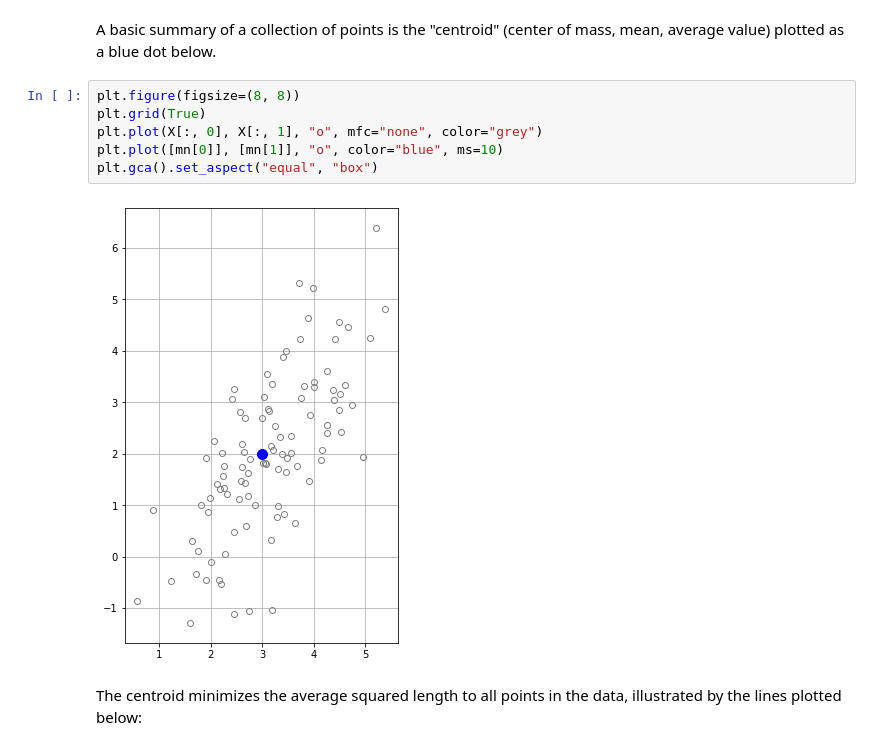
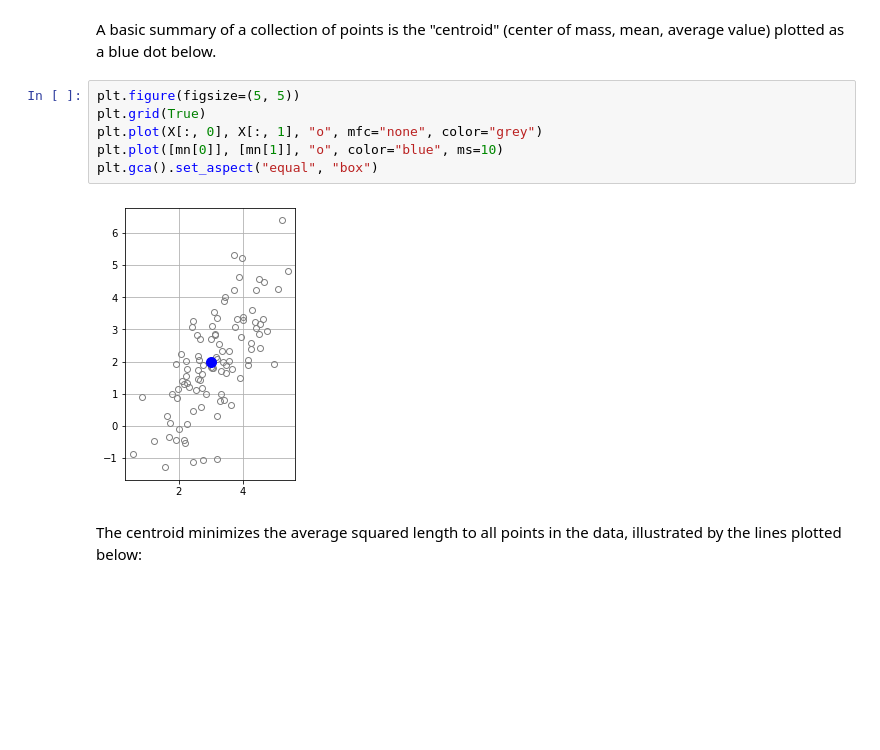
Before and after one commit to kshedden/case_studies, a Jupyter notebook: nhanes_activity/physical_activity.ipynb, the cells around one changed output. Cells and saved outputs as stored; diff of their text form; blank space fills up the shorter version.

```diff
--- a/nhanes_activity/physical_activity.ipynb
+++ b/nhanes_activity/physical_activity.ipynb
@@ -49,13 +49,13 @@ plt.gca().set_aspect("equal", "box")
 # %% [markdown]
 A basic summary of a collection of points is the "centroid" (center of mass, mean, average value) plotted as a blue dot below.
 # %%
-plt.figure(figsize=(8, 8))
+plt.figure(figsize=(5, 5))
 plt.grid(True)
 plt.plot(X[:, 0], X[:, 1], "o", mfc="none", color="grey")
 plt.plot([mn[0]], [mn[1]], "o", color="blue", ms=10)
 plt.gca().set_aspect("equal", "box")
 # %% [output]
-[figure, old version]
+[figure, new version]
 # %% [markdown]
 The centroid minimizes the average squared length to all points in the data, illustrated by the lines plotted below:
 # %%
```
Also changed, not shown: parts of 7 cells of this notebook, 2 other files.
